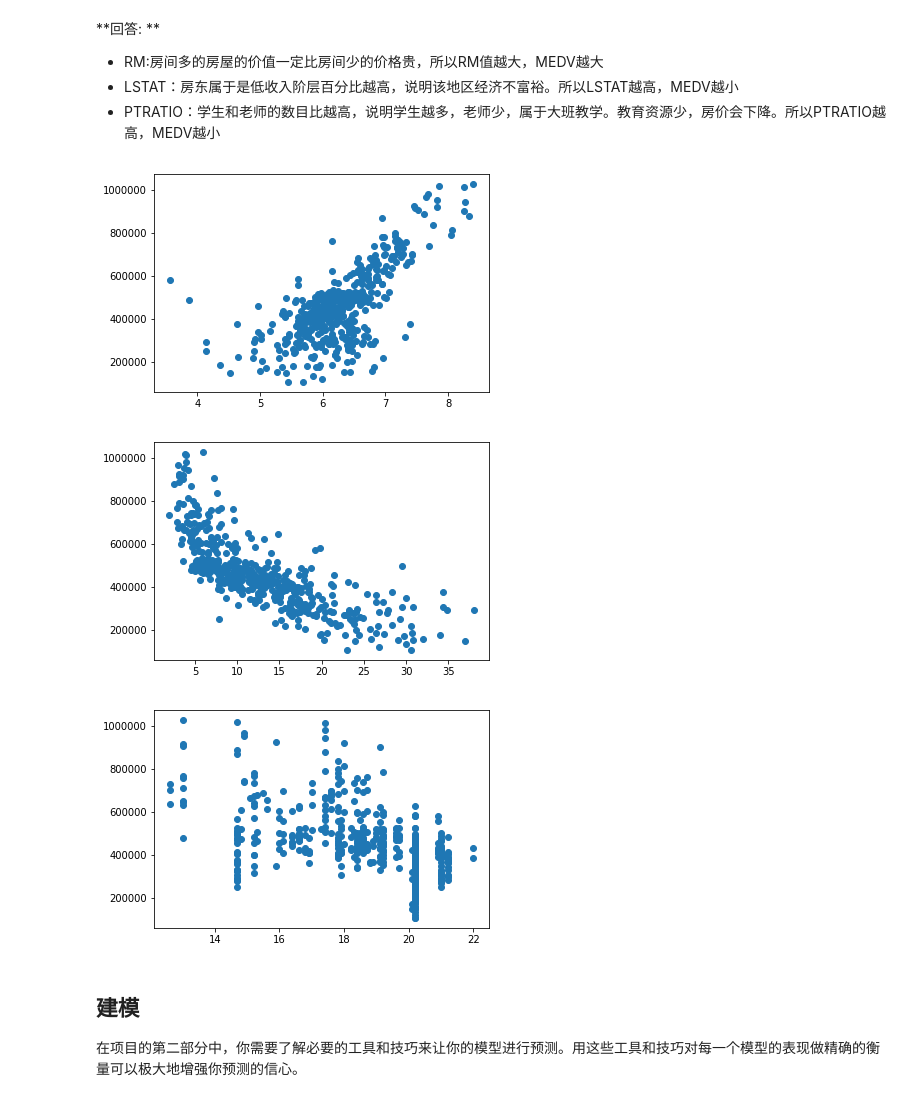
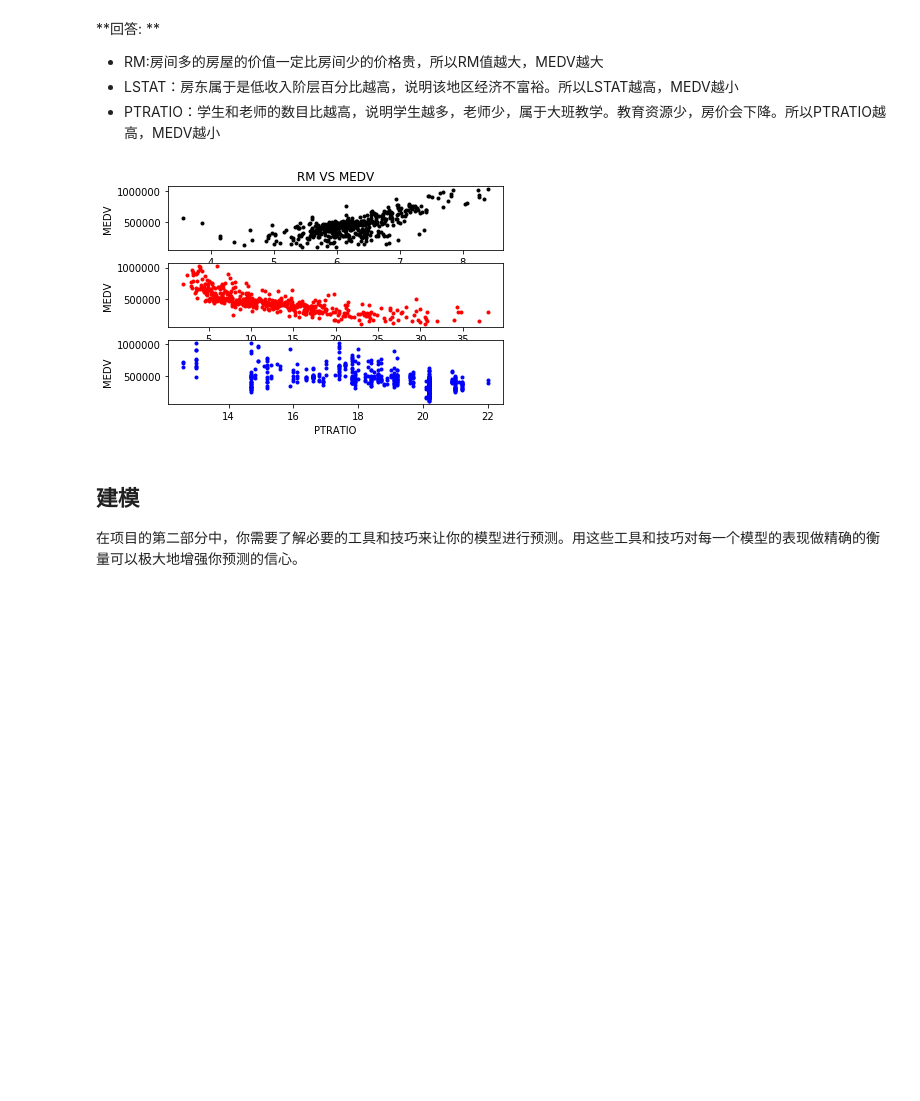
Before and after one commit to kadise/boston_housing, a Jupyter notebook: boston_housing.ipynb, the cells around one changed output. Saved outputs shown, nothing was run; the diff lists cells and outputs as text; code cells hidden in the pictures; blank space fills up the shorter version.

```diff
--- a/boston_housing.ipynb
+++ b/boston_housing.ipynb
@@ -110,20 +110,37 @@ _凭直觉，上述三个特征中对每一个来说，你认为增大该特征
 # %%
 import matplotlib.pyplot as plt
 
 x1 = features['RM']
 x2 = features['LSTAT']
 x3 = features['PTRATIO']
 y = prices
-plt.scatter(x1, y)
+#plt.scatter(x1, y)
+#plt.show()
+#plt.scatter(x2, y)
+#plt.show()
+#plt.scatter(x3, y)
+#plt.show()
+plt.subplot(3, 1, 1)
+plt.plot(x1, y,'k.')
+plt.title('RM VS MEDV')
+plt.xlabel('RM')
+plt.ylabel('MEDV')
+
+plt.subplot(3, 1, 2)
+plt.plot(x2, y,'r.')
+plt.xlabel('LSTAT')
+plt.ylabel('MEDV')
+
+
+plt.subplot(3, 1, 3)
+plt.plot(x3, y,'b.')
+plt.xlabel('PTRATIO')
+plt.ylabel('MEDV')
+
+
 plt.show()
-plt.scatter(x2, y)
-plt.show()
-plt.scatter(x3, y)
-plt.show()
 # %% [output]
-[figure, old version]
+[figure, new version]
-[figure, removed]
-[figure, removed]
 # %% [markdown]
 ## 建模
 在项目的第二部分中，你需要了解必要的工具和技巧来让你的模型进行预测。用这些工具和技巧对每一个模型的表现做精确的衡量可以极大地增强你预测的信心。
```
Also changed, not shown: parts of 1 cell of this notebook, 1 other file.
